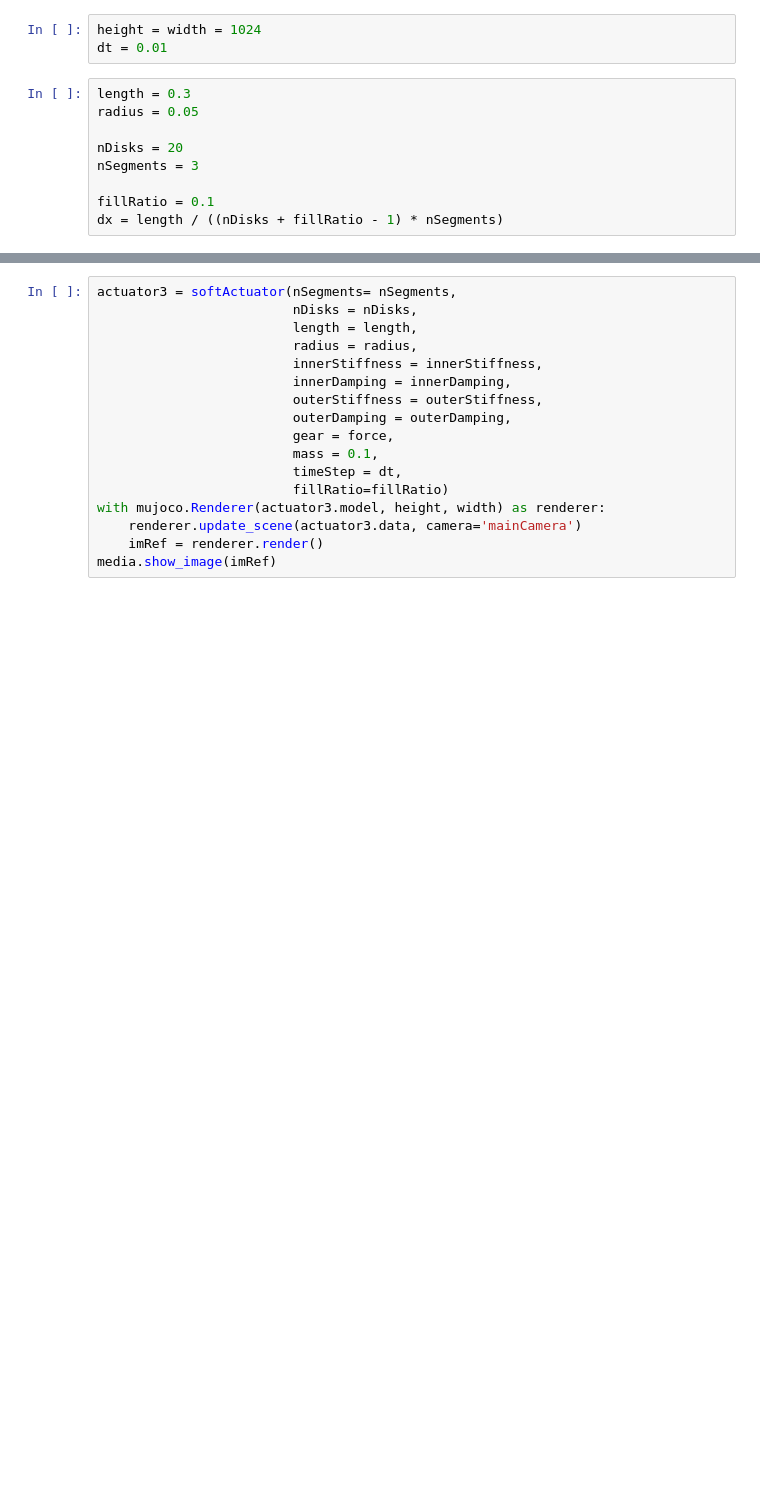
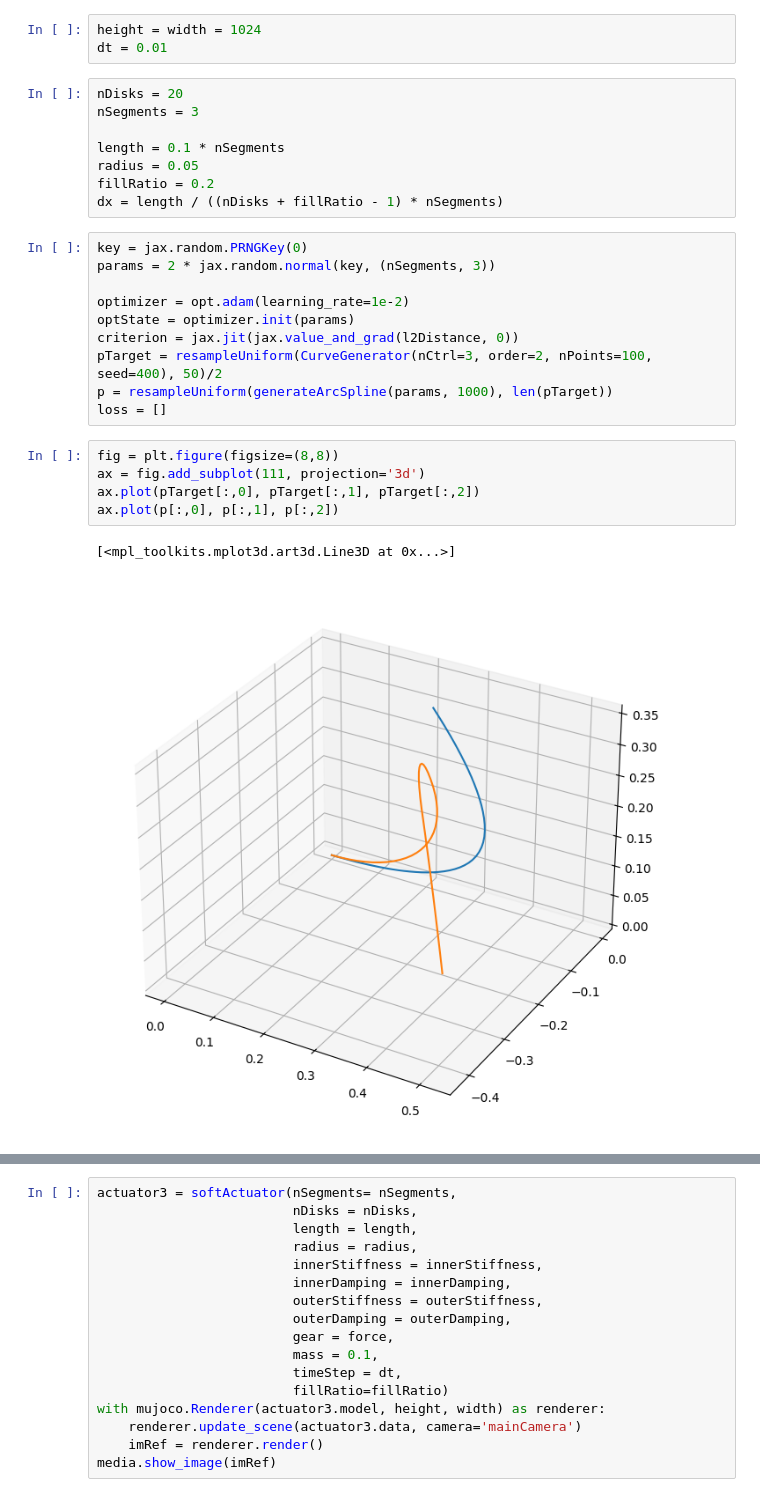
Before and after one commit to AEbrazeh/SoftActuatorSimulation, a Jupyter notebook: Demonstration.ipynb, the cells around one changed output, grey strips where cells are left out. Saved outputs shown, nothing was run; the diff lists cells and outputs as text; blank space fills up the shorter version.

```diff
--- a/Demonstration.ipynb
+++ b/Demonstration.ipynb
@@ -10,11 +13,28 @@ from scipy.spatial.transform import Rotation as R
 height = width = 1024
 dt = 0.01
 # %%
-length = 0.3
-radius = 0.05
-
 nDisks = 20
 nSegments = 3
 
-fillRatio = 0.1
+length = 0.1 * nSegments
+radius = 0.05
+fillRatio = 0.2
 dx = length / ((nDisks + fillRatio - 1) * nSegments)
+# %%
+key = jax.random.PRNGKey(0)
+params = 2 * jax.random.normal(key, (nSegments, 3))
+
+optimizer = opt.adam(learning_rate=1e-2)
+optState = optimizer.init(params)
+criterion = jax.jit(jax.value_and_grad(l2Distance, 0))
+pTarget = resampleUniform(CurveGenerator(nCtrl=3, order=2, nPoints=100, seed=400), 50)/2
+p = resampleUniform(generateArcSpline(params, 1000), len(pTarget))
+loss = []
+# %%
+fig = plt.figure(figsize=(8,8))
+ax = fig.add_subplot(111, projection='3d')
+ax.plot(pTarget[:,0], pTarget[:,1], pTarget[:,2])
+ax.plot(p[:,0], p[:,1], p[:,2])
+# %% [output]
+[<mpl_toolkits.mplot3d.art3d.Line3D at 0x...>]
+[figure, added]
```
Also changed, not shown: parts of 14 cells of this notebook, 4 other files.
